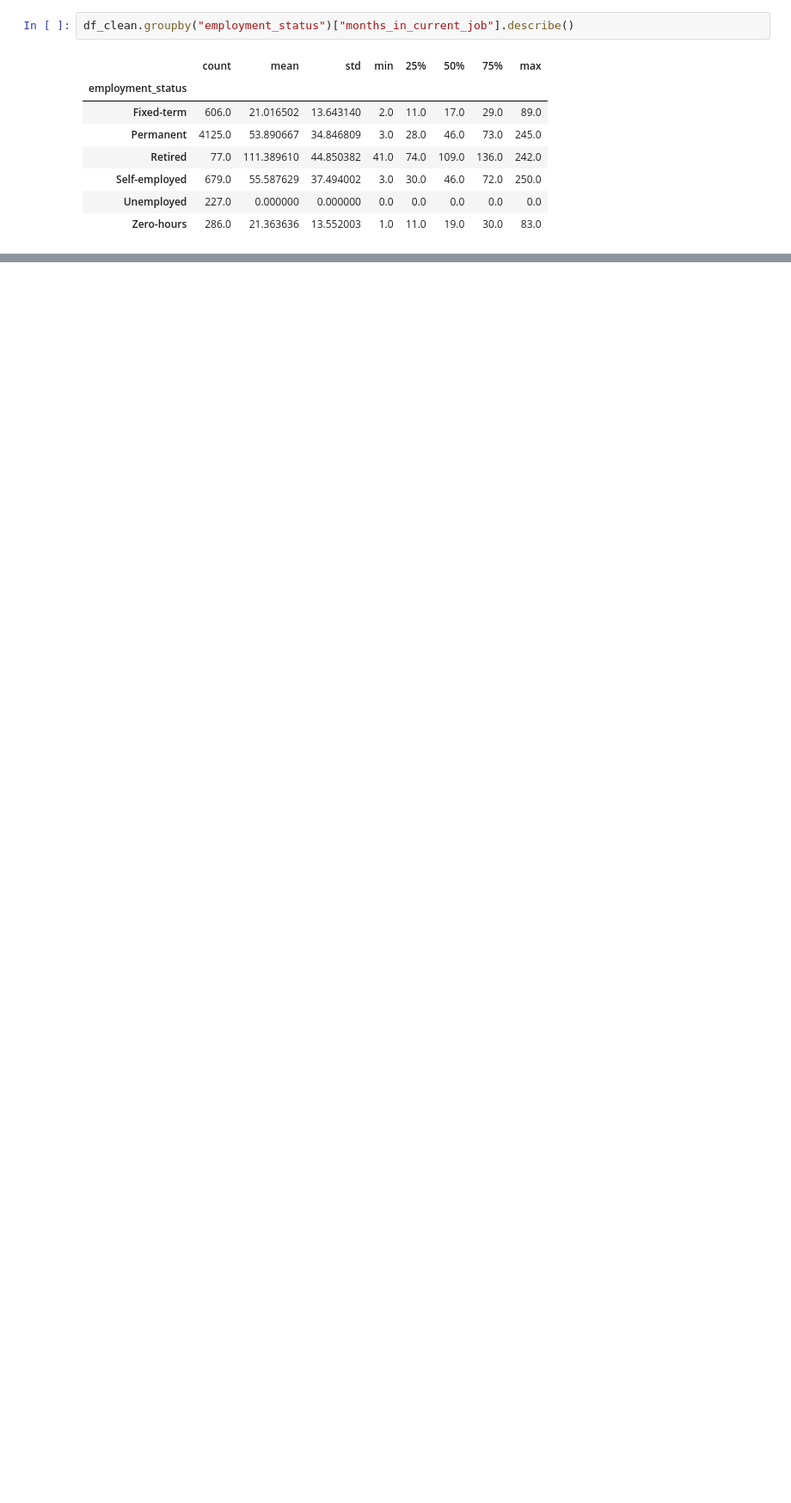
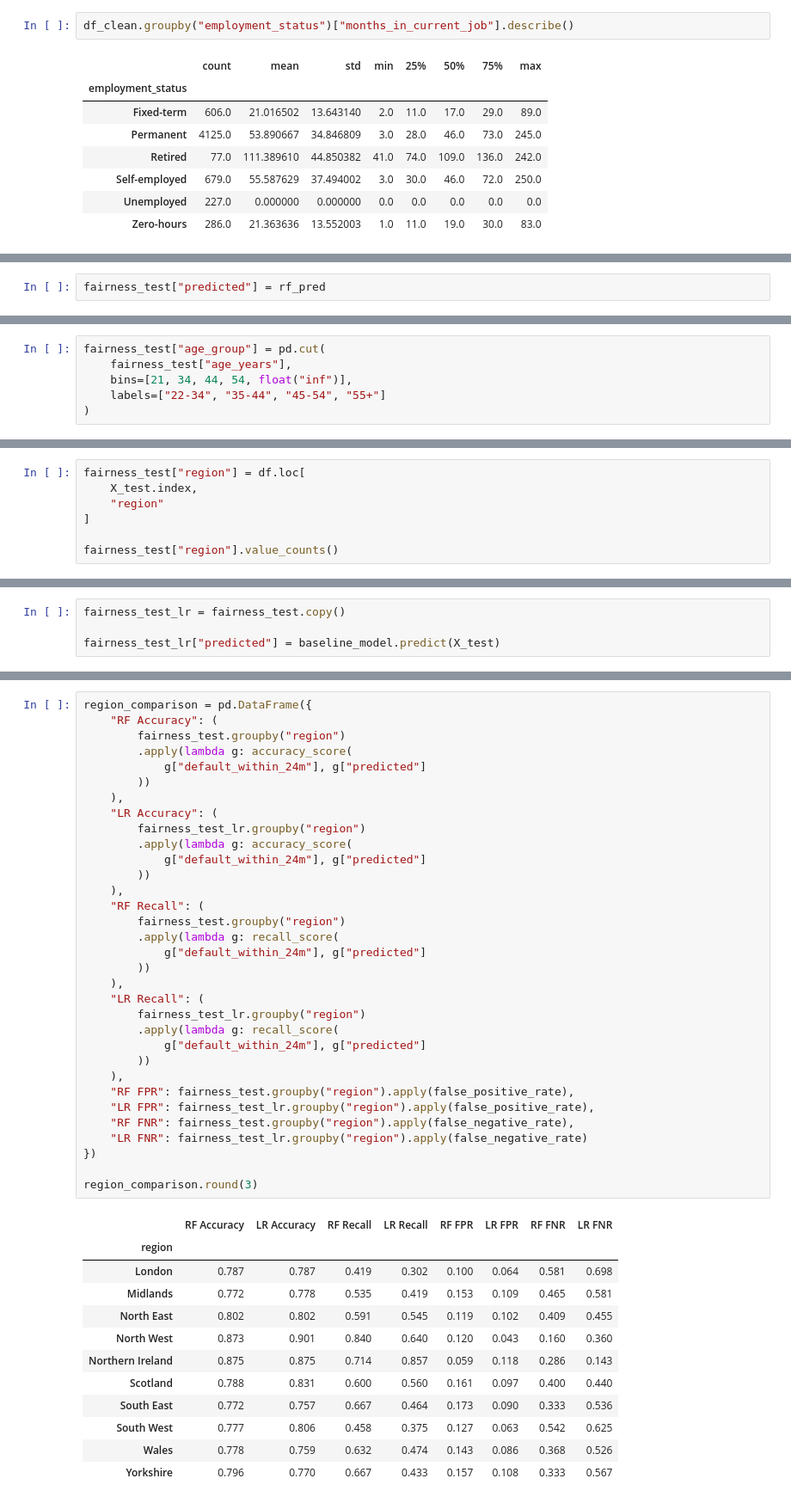
Before and after one commit to Richardbrown85/CrediScope, a Jupyter notebook: notebooks/CrediScope_Analysis.ipynb, the cells around one changed output, grey strips where cells are left out. Shown at 86% size. Drawn from its saved outputs; the diff is of its cells as text; blank space fills up the shorter version.

```diff
--- a/notebooks/CrediScope_Analysis.ipynb
+++ b/notebooks/CrediScope_Analysis.ipynb
@@ -367,0 +1858,2 @@ This encoding preserves the meaning of the original values while making the feat
+# %%
+fairness_test["predicted"] = rf_pred
@@ -367,0 +2022,6 @@ This encoding preserves the meaning of the original values while making the feat
+# %%
+fairness_test["age_group"] = pd.cut(
+    fairness_test["age_years"],
+    bins=[21, 34, 44, 54, float("inf")],
+    labels=["22-34", "35-44", "45-54", "55+"]
+)
@@ -367,0 +2683,7 @@ This encoding preserves the meaning of the original values while making the feat
+# %%
+fairness_test["region"] = df.loc[
+    X_test.index,
+    "region"
+]
+
+fairness_test["region"].value_counts()
@@ -367,0 +2901,4 @@ This encoding preserves the meaning of the original values while making the feat
+# %%
+fairness_test_lr = fairness_test.copy()
+
+fairness_test_lr["predicted"] = baseline_model.predict(X_test)
@@ -367,0 +4034,46 @@ This encoding preserves the meaning of the original values while making the feat
+# %%
+region_comparison = pd.DataFrame({
+    "RF Accuracy": (
+        fairness_test.groupby("region")
+        .apply(lambda g: accuracy_score(
+            g["default_within_24m"], g["predicted"]
+        ))
+    ),
+    "LR Accuracy": (
+        fairness_test_lr.groupby("region")
+        .apply(lambda g: accuracy_score(
+            g["default_within_24m"], g["predicted"]
+        ))
+    ),
+    "RF Recall": (
+        fairness_test.groupby("region")
+        .apply(lambda g: recall_score(
+            g["default_within_24m"], g["predicted"]
+        ))
+    ),
+    "LR Recall": (
+        fairness_test_lr.groupby("region")
+        .apply(lambda g: recall_score(
+            g["default_within_24m"], g["predicted"]
+        ))
+    ),
+    "RF FPR": fairness_test.groupby("region").apply(false_positive_rate),
+    "LR FPR": fairness_test_lr.groupby("region").apply(false_positive_rate),
+    "RF FNR": fairness_test.groupby("region").apply(false_negative_rate),
+    "LR FNR": fairness_test_lr.groupby("region").apply(false_negative_rate)
+})
+
+region_comparison.round(3)
+# %% [output]
+|  | RF Accuracy | LR Accuracy | RF Recall | LR Recall | RF FPR | LR FPR | RF FNR | LR FNR |
+| region |  |  |  |  |  |  |  |  |
+| London | 0.787 | 0.787 | 0.419 | 0.302 | 0.100 | 0.064 | 0.581 | 0.698 |
+| Midlands | 0.772 | 0.778 | 0.535 | 0.419 | 0.153 | 0.109 | 0.465 | 0.581 |
+| North East | 0.802 | 0.802 | 0.591 | 0.545 | 0.119 | 0.102 | 0.409 | 0.455 |
+| North West | 0.873 | 0.901 | 0.840 | 0.640 | 0.120 | 0.043 | 0.160 | 0.360 |
+| Northern Ireland | 0.875 | 0.875 | 0.714 | 0.857 | 0.059 | 0.118 | 0.286 | 0.143 |
+| Scotland | 0.788 | 0.831 | 0.600 | 0.560 | 0.161 | 0.097 | 0.400 | 0.440 |
+| South East | 0.772 | 0.757 | 0.667 | 0.464 | 0.173 | 0.090 | 0.333 | 0.536 |
+| South West | 0.777 | 0.806 | 0.458 | 0.375 | 0.127 | 0.063 | 0.542 | 0.625 |
+| Wales | 0.778 | 0.759 | 0.632 | 0.474 | 0.143 | 0.086 | 0.368 | 0.526 |
+| Yorkshire | 0.796 | 0.770 | 0.667 | 0.433 | 0.157 | 0.108 | 0.333 | 0.567 |
```
Also changed, not shown: parts of 417 cells of this notebook, 3 other files.
